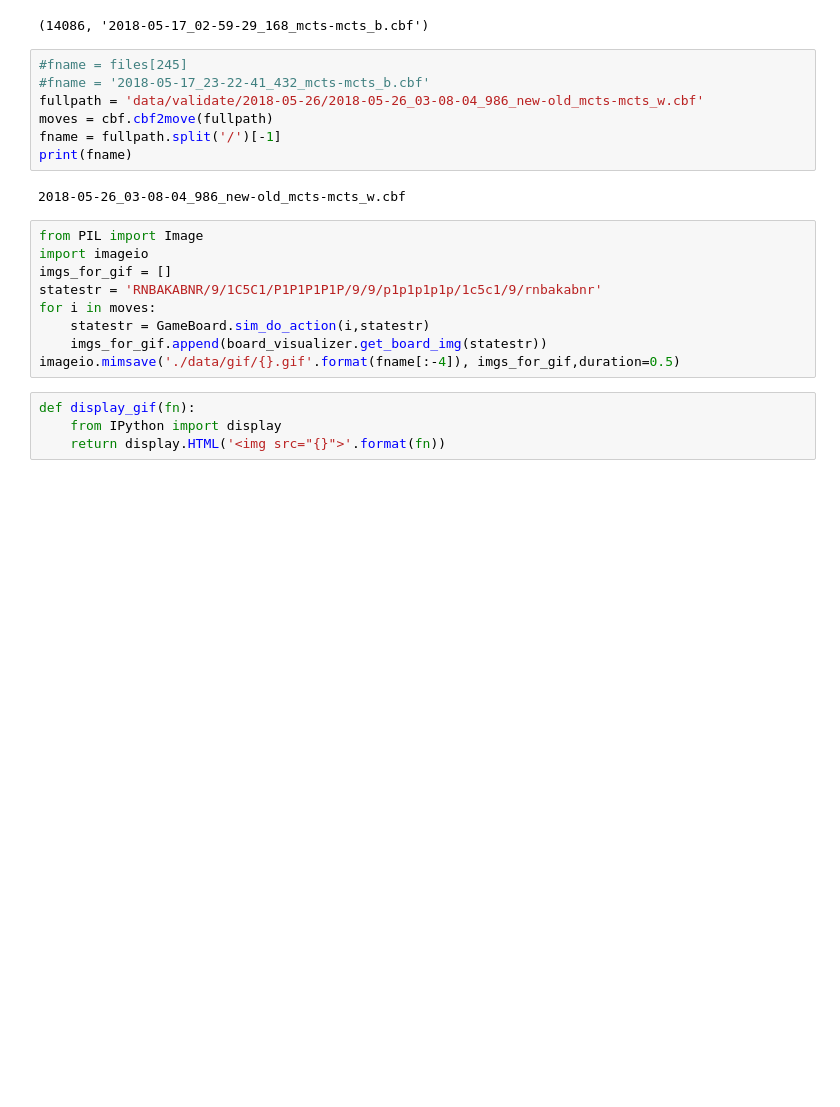
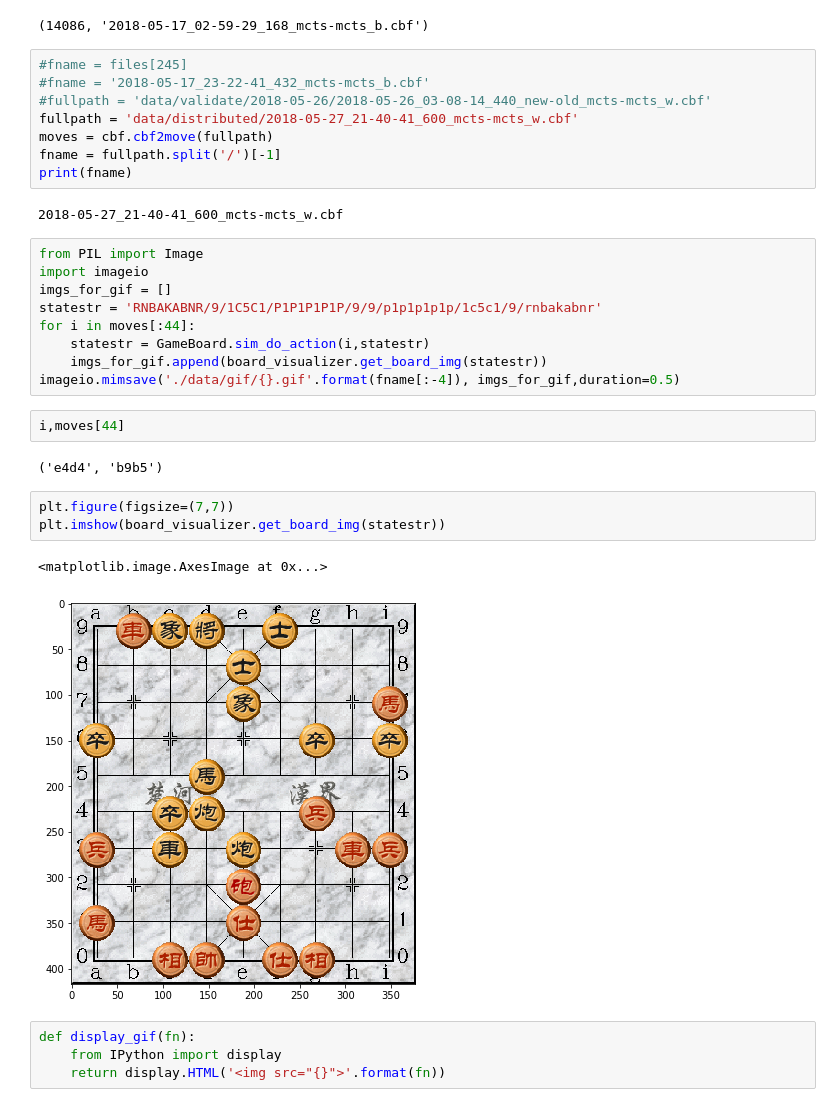
Before and after one commit to bupticybee/icyChessZero, a Jupyter notebook: explore(2).ipynb, the cells around one changed output. Saved outputs shown, nothing was run; the diff lists cells and outputs as text; blank space fills up the shorter version.

```diff
--- a/explore(2).ipynb
+++ b/explore(2).ipynb
@@ -291,21 +291,32 @@ len(files),files[242]
 # %%
 #fname = files[245]
 #fname = '2018-05-17_23-22-41_432_mcts-mcts_b.cbf'
-fullpath = 'data/validate/2018-05-26/2018-05-26_03-08-04_986_new-old_mcts-mcts_w.cbf'
+#fullpath = 'data/validate/2018-05-26/2018-05-26_03-08-14_440_new-old_mcts-mcts_w.cbf'
+fullpath = 'data/distributed/2018-05-27_21-40-41_600_mcts-mcts_w.cbf'
 moves = cbf.cbf2move(fullpath)
 fname = fullpath.split('/')[-1]
 print(fname)
 # %% [output]
-2018-05-26_03-08-04_986_new-old_mcts-mcts_w.cbf
+2018-05-27_21-40-41_600_mcts-mcts_w.cbf
 # %%
 from PIL import Image
 import imageio
 imgs_for_gif = []
 statestr = 'RNBAKABNR/9/1C5C1/P1P1P1P1P/9/9/p1p1p1p1p/1c5c1/9/rnbakabnr'
-for i in moves:
+for i in moves[:44]:
     statestr = GameBoard.sim_do_action(i,statestr)
     imgs_for_gif.append(board_visualizer.get_board_img(statestr))
 imageio.mimsave('./data/gif/{}.gif'.format(fname[:-4]), imgs_for_gif,duration=0.5)
+# %%
+i,moves[44]
+# %% [output]
+('e4d4', 'b9b5')
+# %%
+plt.figure(figsize=(7,7))
+plt.imshow(board_visualizer.get_board_img(statestr))
+# %% [output]
+<matplotlib.image.AxesImage at 0x...>
+[figure, added]
 # %%
 def display_gif(fn):
     from IPython import display
```
Also changed, not shown: parts of 11 cells of this notebook, 2 other files.
